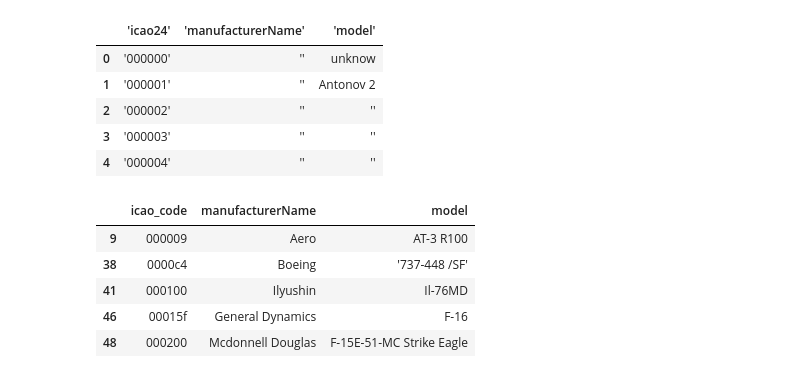
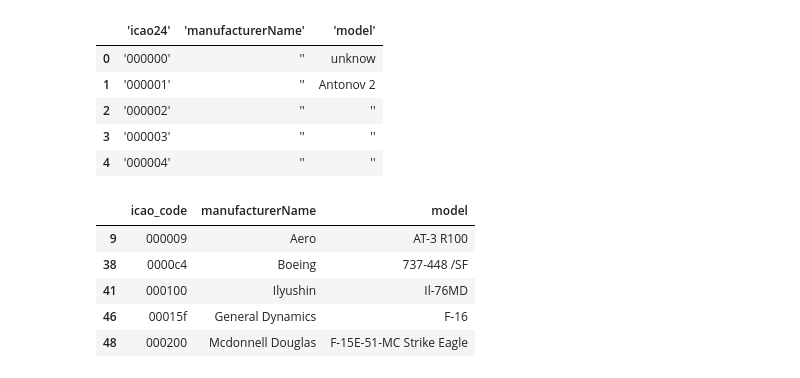
Before and after one commit to sblenlkj/eu_flights, a Jupyter notebook: eu_flights_data_collection.ipynb, the cells around one changed output. Saved outputs shown, nothing was run; the diff lists cells and outputs as text; code cells hidden in the pictures.

```diff
--- a/eu_flights_data_collection.ipynb
+++ b/eu_flights_data_collection.ipynb
@@ -595,16 +621,18 @@ icao_df.head()
 # %%
 icao_df.rename(columns={"'icao24'": "icao_code", "'manufacturerName'": "manufacturerName", "'model'": "model"}, inplace=True)
 icao_df['icao_code'] = icao_df['icao_code'].apply(lambda x: x.strip("'"))
 
 icao_df = icao_df[~icao_df['manufacturerName'].isna() & ~icao_df['model'].isna() & ~icao_df['icao_code'].isna()]
 
 check = lambda x: x != "''"
 icao_df = icao_df[icao_df['manufacturerName'].apply(check) & icao_df['model'].apply(check)]
+
+icao_df['model'] = icao_df['model'].apply(lambda x: x.strip("'"))
 icao_df.head()
 # %% [output]
 |  | icao_code | manufacturerName | model |
 | 9 | 000009 | Aero | AT-3 R100 |
-| 38 | 0000c4 | Boeing | '737-448 /SF' |
+| 38 | 0000c4 | Boeing | 737-448 /SF |
 | 41 | 000100 | Ilyushin | Il-76MD |
 | 46 | 00015f | General Dynamics | F-16 |
 | 48 | 000200 | Mcdonnell Douglas | F-15E-51-MC Strike Eagle |
```
Also changed, not shown: parts of 57 cells of this notebook, 31 other files.
